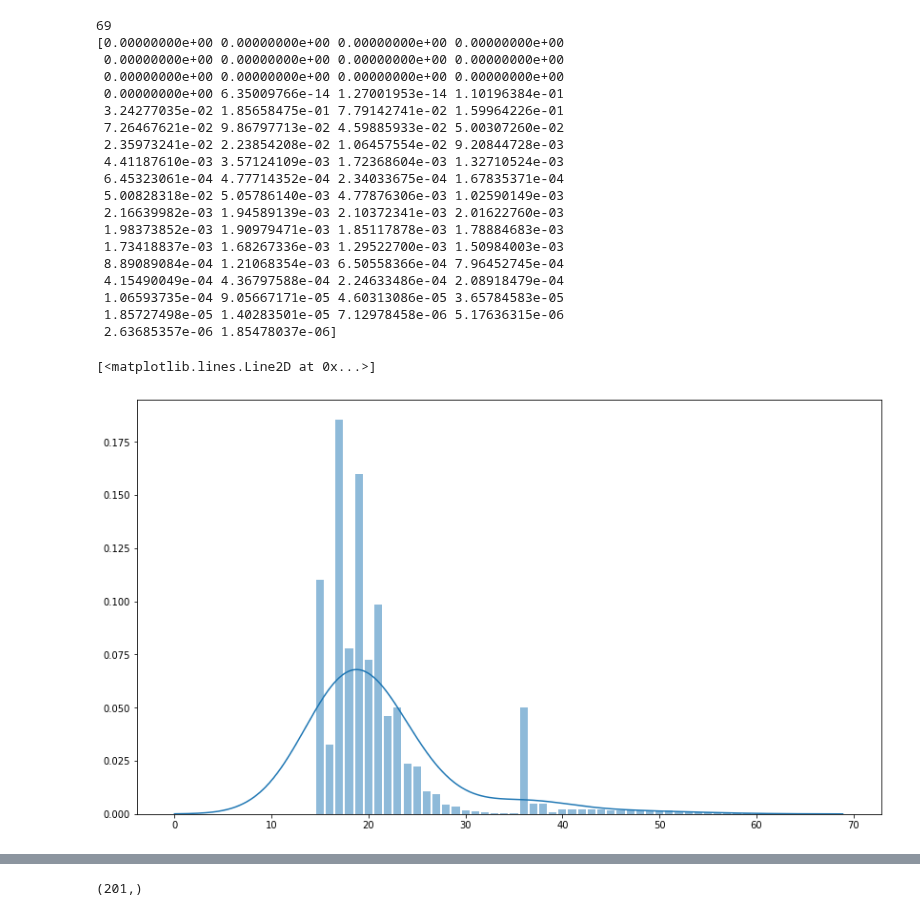
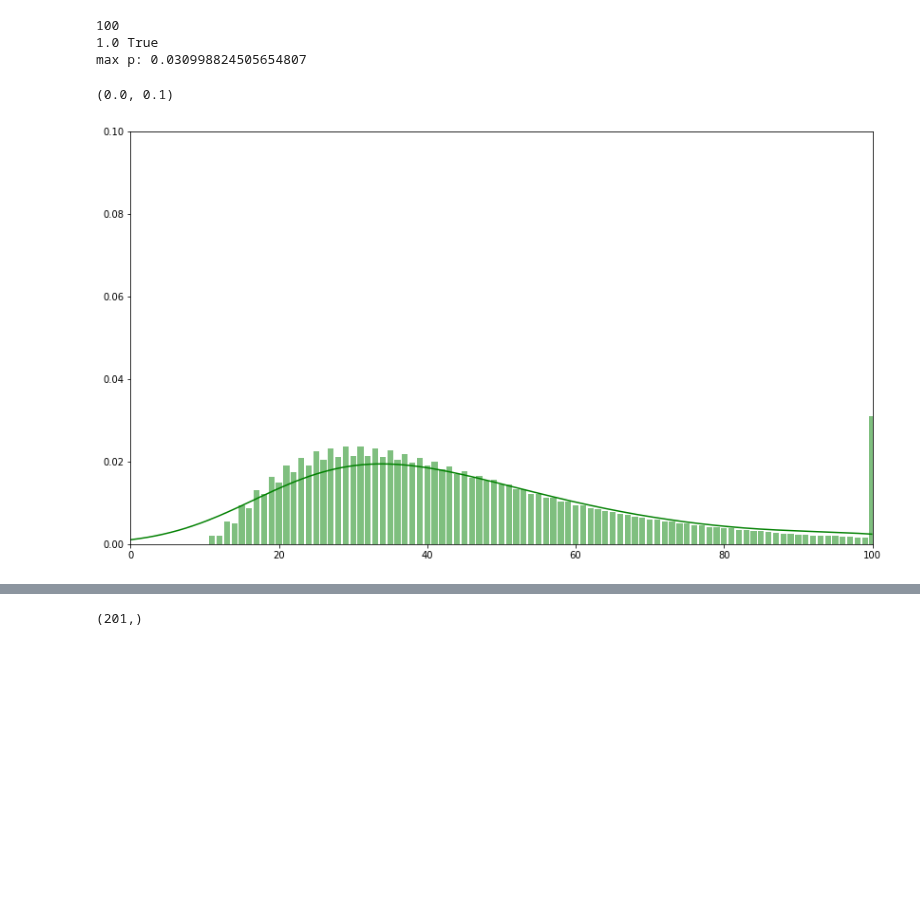
Before and after one commit to yannikschnitzer/prism, a Jupyter notebook: prism/distr.ipynb, the cells around one changed output, grey strips where cells are left out. Cells and saved outputs as stored; diff of their text form; code cells hidden in the pictures; blank space fills up the shorter version.

```diff
--- a/prism/distr.ipynb
+++ b/prism/distr.ipynb
@@ -38,40 +38,28 @@ max p: 0.5
-# %%
-dist = pd.read_csv('distr.csv')
-#dist.head(10)
-rx = dist['r'].to_numpy()
-rp = dist['p'].to_numpy()
-n = np.max(np.where(rp > 1e-6))
-rx = rx[0:n+1]
-rp = rp[0:n+1]
-print(n)
-print(rp.flatten())
-distr = scipy.stats.rv_discrete(values=(rx, rp))
-# h = plt.bar(rx, rp, alpha=0.5)
-plt.figure(figsize=(14,8))
-h = plt.bar(rx, distr.pmf(rx), alpha=0.5)
-kernel = scipy.stats.gaussian_kde(rx, weights=rp)
-range = np.arange(0, n, 0.1)
-plt.plot(range, kernel(range))
-# plt.fill_between(range, kernel(range))
-# %% [output]
-69
-[0.00000000e+00 0.00000000e+00 0.00000000e+00 0.00000000e+00
- 0.00000000e+00 0.00000000e+00 0.00000000e+00 0.00000000e+00
- 0.00000000e+00 0.00000000e+00 0.00000000e+00 0.00000000e+00
- 0.00000000e+00 6.35009766e-14 1.27001953e-14 1.10196384e-01
- 3.24277035e-02 1.85658475e-01 7.79142741e-02 1.59964226e-01
- 7.26467621e-02 9.86797713e-02 4.59885933e-02 5.00307260e-02
- 2.35973241e-02 2.23854208e-02 1.06457554e-02 9.20844728e-03
- 4.41187610e-03 3.57124109e-03 1.72368604e-03 1.32710524e-03
- 6.45323061e-04 4.77714352e-04 2.34033675e-04 1.67835371e-04
- 5.00828318e-02 5.05786140e-03 4.77876306e-03 1.02590149e-03
- 2.16639982e-03 1.94589139e-03 2.10372341e-03 2.01622760e-03
- 1.98373852e-03 1.90979471e-03 1.85117878e-03 1.78884683e-03
- 1.73418837e-03 1.68267336e-03 1.29522700e-03 1.50984003e-03
- 8.89089084e-04 1.21068354e-03 6.50558366e-04 7.96452745e-04
- 4.15490049e-04 4.36797588e-04 2.24633486e-04 2.08918479e-04
- 1.06593735e-04 9.05667171e-05 4.60313086e-05 3.65784583e-05
- 1.85727498e-05 1.40283501e-05 7.12978458e-06 5.17636315e-06
- 2.63685357e-06 1.85478037e-06]
-[<matplotlib.lines.Line2D at 0x...>]
-[figure, removed]
+# %%
+dist = pd.read_csv('distr_cvar.csv')
+#dist.head(10)
+rx = dist['r'].to_numpy()
+rp = dist['p'].to_numpy()
+z = dist['z'].to_numpy()
+n = np.max(np.where(rp > 1e-6))
+rx = rx[0:n+1]
+rp = rp[0:n+1]
+z = z[0:n+1]
+print(n)
+print(np.sum(rp), np.allclose(np.sum(rp), 1))
+print("max p:", np.max(rp))
+distr = scipy.stats.rv_discrete(values=(z, rp))
+# h = plt.bar(rx, rp, alpha=0.5)
+plt.figure(figsize=(14,8))
+h = plt.bar(z, distr.pmf(z), alpha=0.5, color='g')
+kernel = scipy.stats.gaussian_kde(z, weights=rp)
+range = np.arange(0, z[-1], 0.1)
+plt.plot(range, kernel(range), color='g')
+plt.xlim([0,100])
+plt.ylim([0,0.1])
+# %% [output]
+100
+1.0 True
+max p: 0.030998824505654807
+(0.0, 0.1)
+[figure, new version]
```
Also changed, not shown: parts of 9 cells of this notebook, 58 other files.
